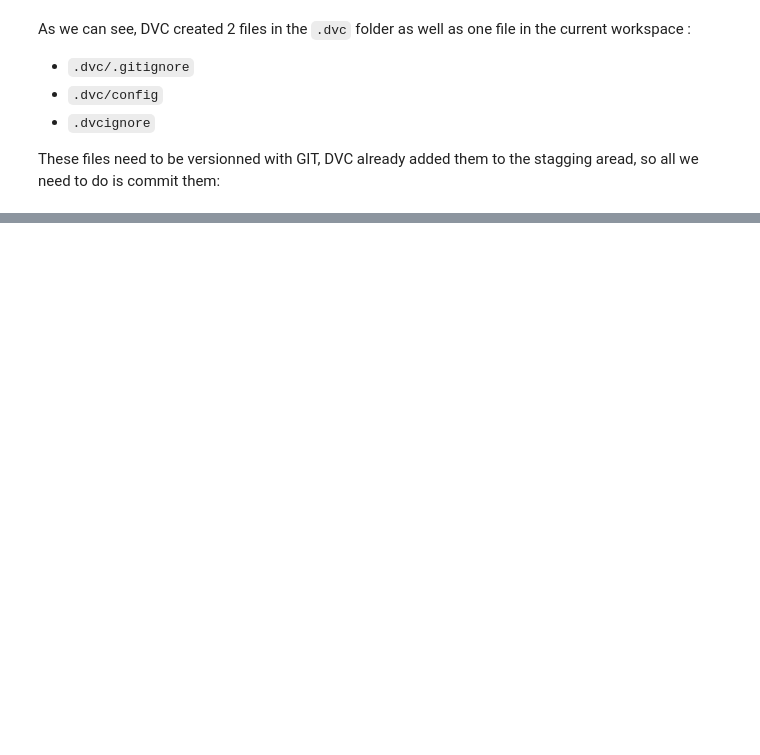
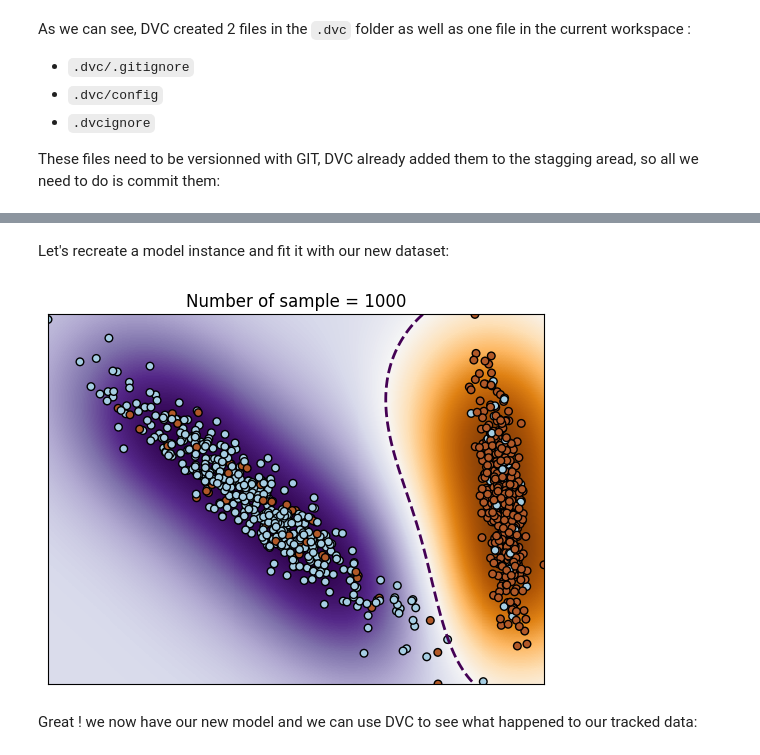
Before and after one commit to aramis-lab/NOW-2023, a Jupyter notebook: notebooks/data_versionning.ipynb, the cells around one changed output, grey strips where cells are left out. Drawn from its saved outputs; the diff is of its cells as text; code cells hidden in the pictures; blank space fills up the shorter version.

```diff
--- a/notebooks/data_versionning.ipynb
+++ b/notebooks/data_versionning.ipynb
@@ -153,0 +312,4 @@ And that's it, we have successfully initialized a DVC repository and we are now
+# %%
+df = pd.read_csv("dataset.tsv", sep="\t")
+print(df.head(3))
+print(df.tail(3))
@@ -153,0 +325,11 @@ And that's it, we have successfully initialized a DVC repository and we are now
+# %% [markdown]
+Let's recreate a model instance and fit it with our new dataset:
+# %%
+model = Model.from_dataframe(df)
+model.fit()
+model.save()
+model.plot()
+# %% [output]
+[figure, added]
+# %% [markdown]
+Great ! we now have our new model and we can use DVC to see what happened to our tracked data:
```
Also changed, not shown: parts of 38 cells of this notebook, 1 other file.
